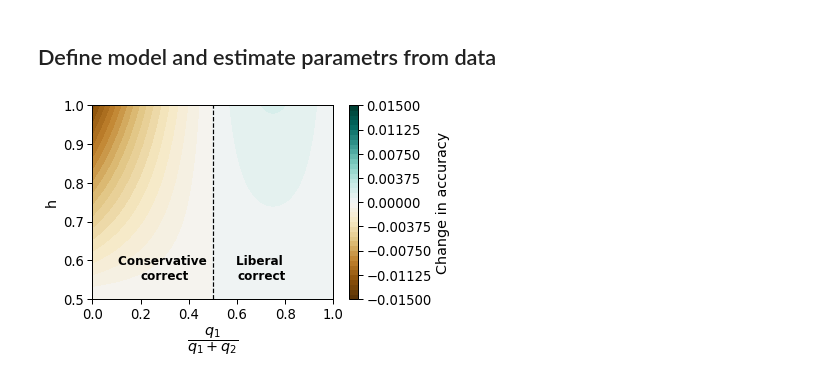
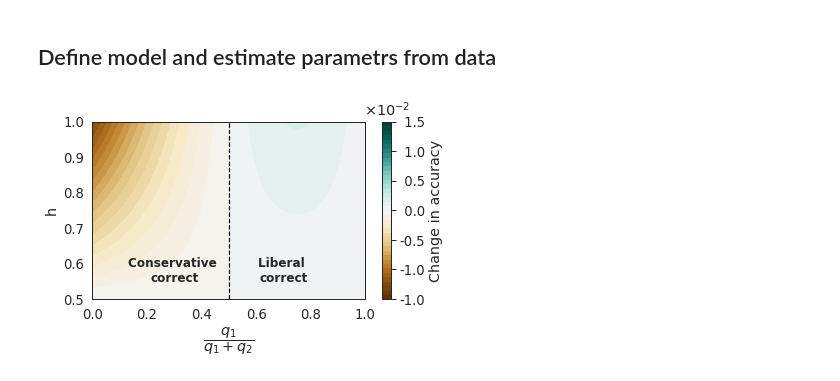
Before and after one commit to josephbb/Collective-wisdom-in-polarized-groups, a Jupyter notebook: polarization-analysis.ipynb, the cells around one changed output. Saved outputs shown, nothing was run; the diff lists cells and outputs as text; code cells hidden in the pictures.

```diff
--- a/polarization-analysis.ipynb
+++ b/polarization-analysis.ipynb
@@ -649,2 +645,17 @@ plt.savefig(FIGURE_OUTPUT+'PredctedVsObservedSwitch.pdf', fmt='pdf')
 # %% [markdown]
 <h2>Figure 1</h2>
+# %%
+from src.exp_1_figures import plot_figure1a
+from src.exp_1_figures import plot_figure1b
+
+sns.set_context('paper', font_scale=1.5)
+
+plt.figure(figsize=(7,7))
+plt.subplot(221)
+exp_1_data = pd.read_csv(CLEAN_DATA_EXP1)
+plot_figure1a(exp_1_data[exp_1_data
+                         .answer==True],exp_1_data[exp_1_data.answer==False])
+ax=plt.gca()
+ax.text(-0.1, 1.1, 'A', transform=ax.transAxes,
+        size=20, weight='bold')
+plt.tight_layout()
@@ -1141,33 +1155,37 @@ g12 = .2
 
 #2=Conservative
 a22 = .2
 g22 = .2
 a21 = .25
 g21 = .2
 
 
 
 p = np.linspace(0.5, 1.0, 500)
 q = np.linspace(0,1,500)
 
 X, Y = np.meshgrid(q, p)
 sns.set_context('paper', font_scale=1.5)
 sns.set_palette(sns.diverging_palette(100, 280, s=85, l=25, n=20))
 
 Z = get_prob(X, (1-X), Y, a11, g11, a22, g22, a21, g21, a12, g12) - \
     get_prob(X, (1-X), .5, a11, g11, a22, g22, a21, g21, a12, g12)
 fig,ax=plt.subplots(1,1)
-cp = ax.contourf(X, Y, Z,levels=np.linspace(-0.015, 0.015, 41),cmap=plt.get_cmap('BrBG'))
-cb = fig.colorbar(cp) # Add a colorbar to a plot
+cp = ax.contourf(X, Y, Z*100,levels=np.linspace(-1.5, 1.5, 41),cmap=plt.get_cmap('BrBG'))
+cb = fig.colorbar(cp,ticks=[-1.5,-1,-.5,0,.5,1.0,1.5]) # Add a colorbar to a plot
+cb.ax.set_title(r'$\times 10^{-2}$')
+
 cb.set_label('Change in accuracy')
+cb.ax.set_yticklabels(['-1.0','-1.0','-0.5',' 0.0',' 0.5', ' 1.0', ' 1.5'])
 ax.set_xlabel('$\dfrac{q_1}{q_1+q_2}$')
 ax.set_ylabel('h')
 plt.plot([.5,.5], [.5,1], ls='--', color='k')
 plt.tight_layout()
+
 ax.text(0.3, .1, 'Conservative \ncorrect', transform=ax.transAxes,
         size=12, weight='bold',horizontalalignment='center')
 ax.text(0.7, .1, 'Liberal \ncorrect', transform=ax.transAxes,
         size=12, weight='bold',horizontalalignment='center')
 plt.savefig(FIGURE_OUTPUT+'Figure3.pdf',dpi=1500, fmt='pdf')
 # %% [output]
-[figure, old version]
+[figure, new version]
```
Also changed, not shown: parts of 38 cells of this notebook, 2 other files.
